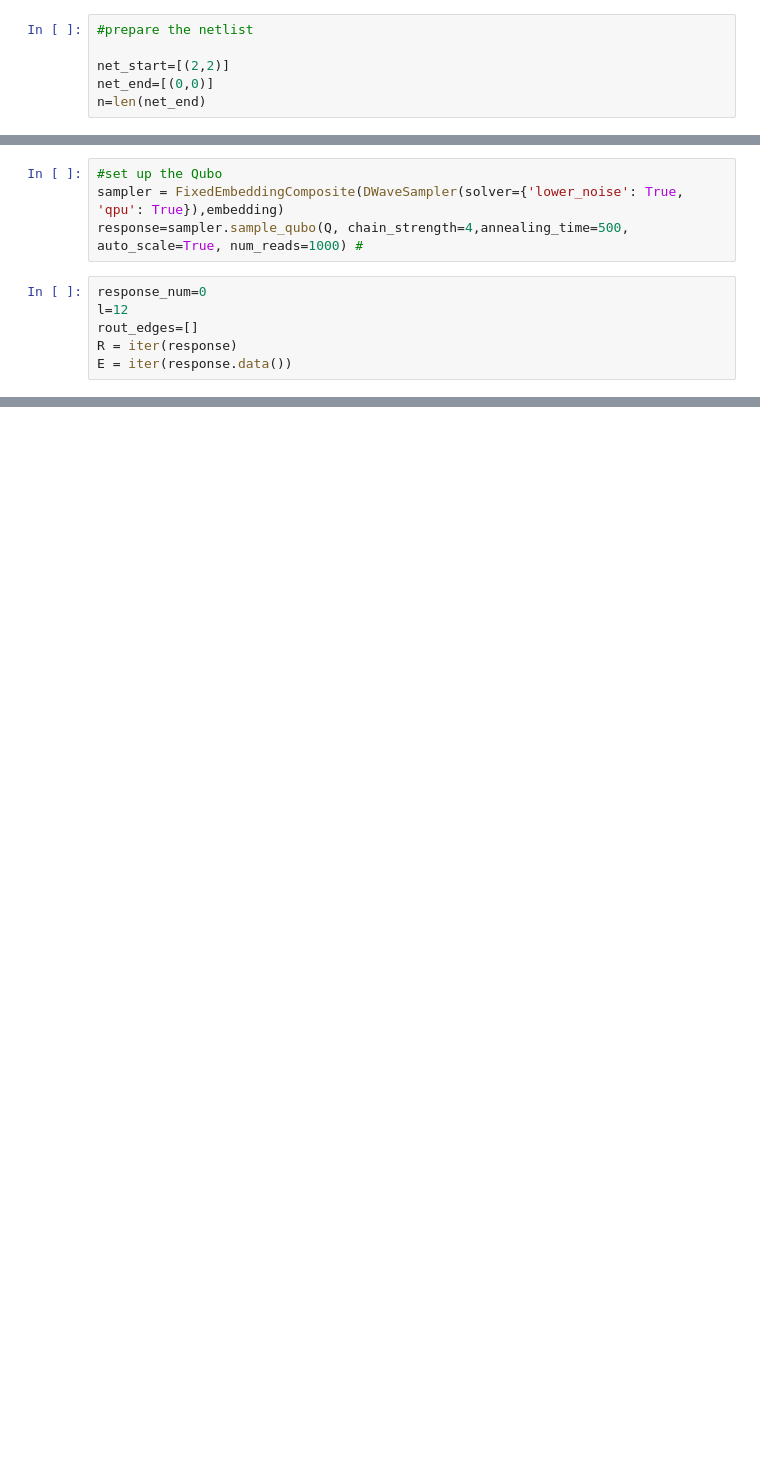
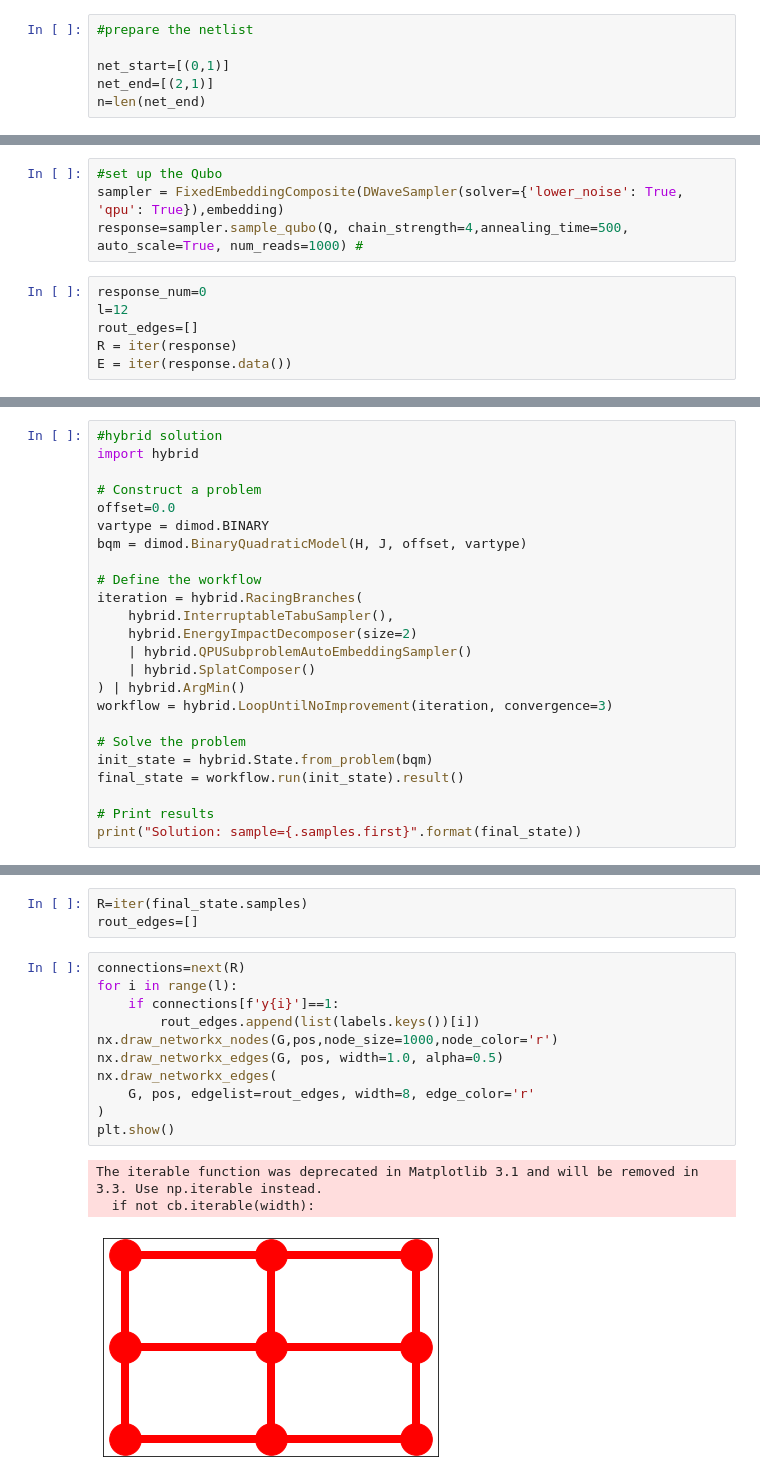
Before and after one commit to sarashs/Kir, a Jupyter notebook: QUBO_toy_problem.ipynb, the cells around one changed output, grey strips where cells are left out. Drawn from its saved outputs; the diff is of its cells as text; blank space fills up the shorter version.

Commit message:
Hybrid solution is added. Saamaan's minorminer function is fixed.

```diff
--- a/QUBO_toy_problem.ipynb
+++ b/QUBO_toy_problem.ipynb
@@ -36,8 +40,8 @@ plt.show()
 # %%
 #prepare the netlist
 
-net_start=[(2,2)]
-net_end=[(0,0)]
+net_start=[(0,1)]
+net_end=[(2,1)]
 n=len(net_end)
 # %%
 Q={}
@@ -190,0 +217,24 @@ Q
+# %%
+#hybrid solution
+import hybrid
+
+# Construct a problem
+offset=0.0
+vartype = dimod.BINARY
+bqm = dimod.BinaryQuadraticModel(H, J, offset, vartype)
+
+# Define the workflow
+iteration = hybrid.RacingBranches(
+    hybrid.InterruptableTabuSampler(),
+    hybrid.EnergyImpactDecomposer(size=2)
+    | hybrid.QPUSubproblemAutoEmbeddingSampler()
+    | hybrid.SplatComposer()
+) | hybrid.ArgMin()
+workflow = hybrid.LoopUntilNoImprovement(iteration, convergence=3)
+
+# Solve the problem
+init_state = hybrid.State.from_problem(bqm)
+final_state = workflow.run(init_state).result()
+
+# Print results
+print("Solution: sample={.samples.first}".format(final_state))
@@ -190,0 +243,18 @@ Q
+# %%
+R=iter(final_state.samples)
+rout_edges=[]
+# %%
+connections=next(R)
+for i in range(l):
+    if connections[f'y{i}']==1:
+        rout_edges.append(list(labels.keys())[i])
+nx.draw_networkx_nodes(G,pos,node_size=1000,node_color='r')
+nx.draw_networkx_edges(G, pos, width=1.0, alpha=0.5)
+nx.draw_networkx_edges(
+    G, pos, edgelist=rout_edges, width=8, edge_color='r'
+)
+plt.show()
+# %% [output]
+The iterable function was deprecated in Matplotlib 3.1 and will be removed in 3.3. Use np.iterable instead.
+  if not cb.iterable(width):
+[figure, added]
```
Also changed, not shown: parts of 8 cells of this notebook.
